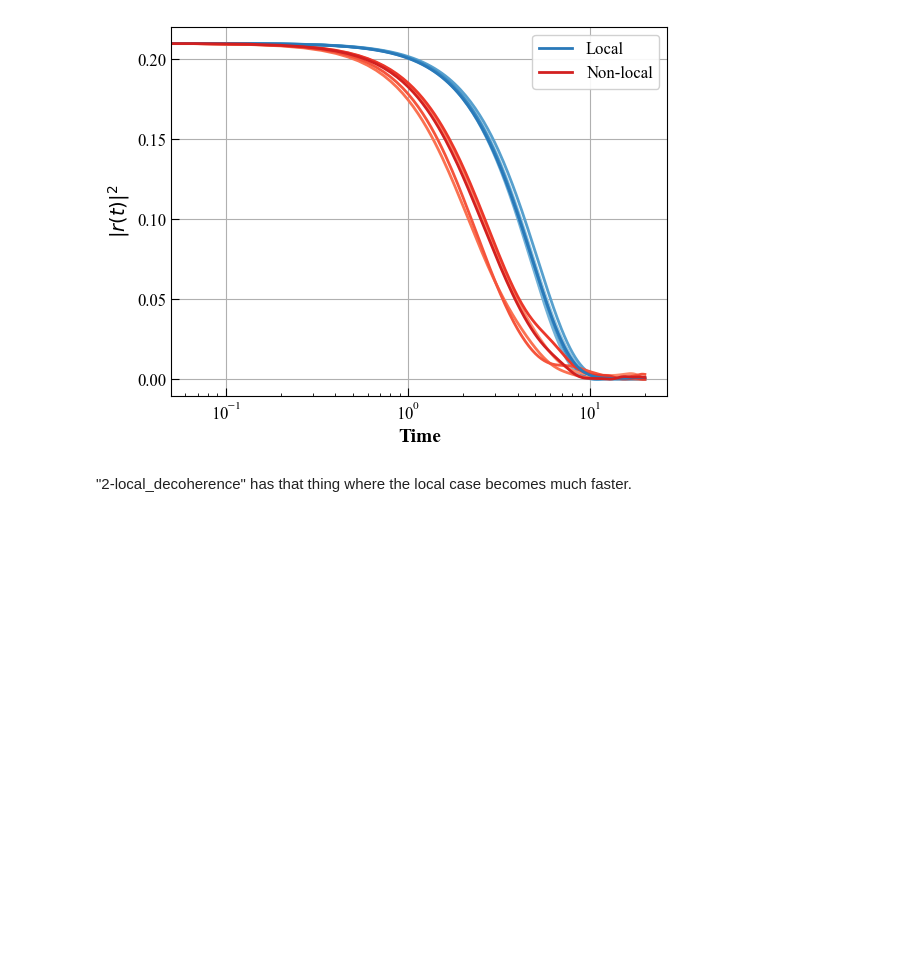
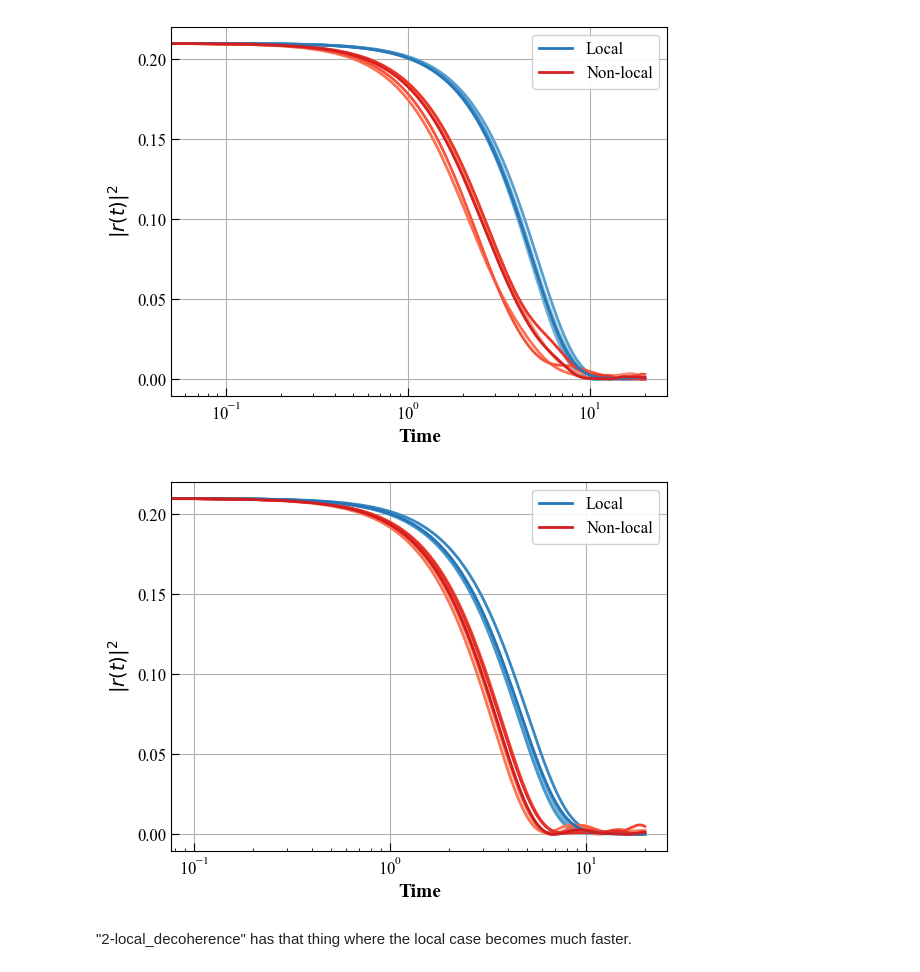
Before and after one commit to MarinAndreGirard/ACL, a Jupyter notebook: Working/Getting_clear_results_on_locality.ipynb, the cells around one changed output. Cells and saved outputs as stored; diff of their text form; code cells hidden in the pictures; blank space fills up the shorter version.

```diff
--- a/Working/Getting_clear_results_on_locality.ipynb
+++ b/Working/Getting_clear_results_on_locality.ipynb
@@ -282,6 +288,18 @@ n_e=8
 plot_overlap_2(n_e,"2_locality_2","non_locality_2",[1,2,3,4,5],True)
 # %% [output]
 [figure]
+# %%
+n_e=8
+log=0
+tmax=20
+ind_nb=200
+a1=0.5
+a2=0
+a3=0.2
+
+plot_overlap_2(n_e,"ae_0_local","ae_0_non_local",[1,2,3,4,5,6],True)
+# %% [output]
+[figure, added]
 # %% [markdown]
 "2-local_decoherence" has that thing where the local case becomes much faster.
 # %%
```
Also changed, not shown: parts of 11 cells of this notebook, 7 other files.
